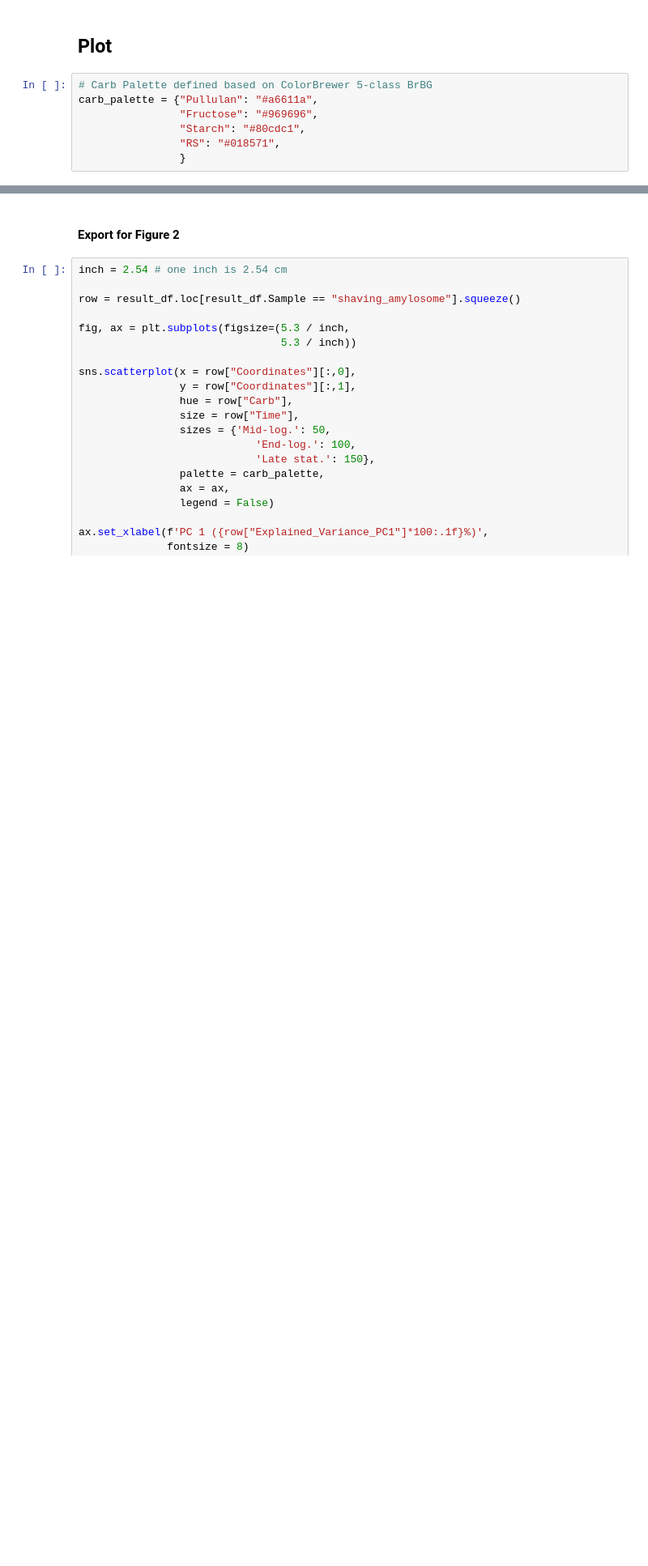
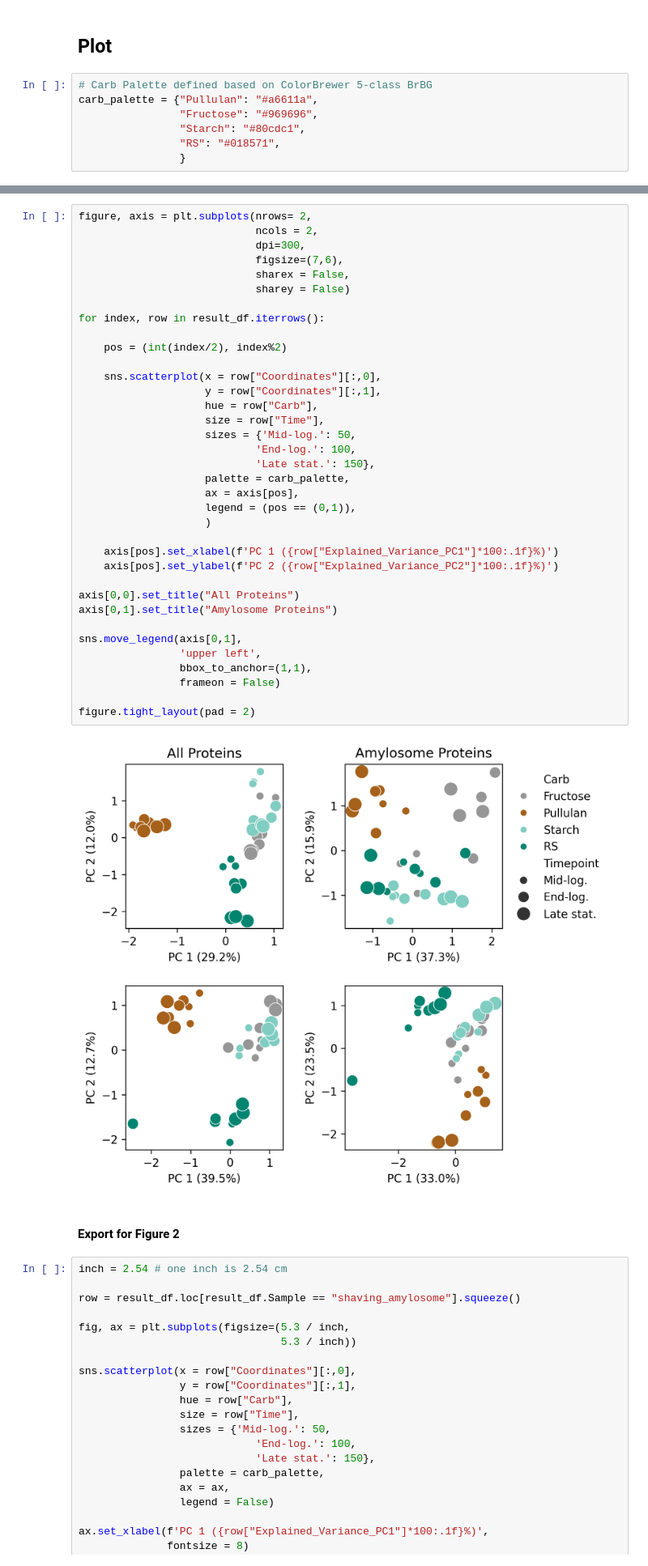
Before and after one commit to bwmr/ruminococcus_bromii, a Jupyter notebook: Proteomics_PCA.ipynb, the cells around one changed output, grey strips where cells are left out. Shown at 81% size. Drawn from its saved outputs; the diff is of its cells as text; blank space fills up the shorter version.

```diff
--- a/Proteomics_PCA.ipynb
+++ b/Proteomics_PCA.ipynb
@@ -320,3 +326,41 @@ carb_palette = {"Pullulan": "#a6611a",
+# %%
+figure, axis = plt.subplots(nrows= 2,
+                            ncols = 2,
+                            dpi=300,
+                            figsize=(7,6),
+                            sharex = False,
+                            sharey = False)
+
+for index, row in result_df.iterrows():
+
+    pos = (int(index/2), index%2)
+
+    sns.scatterplot(x = row["Coordinates"][:,0],
+                    y = row["Coordinates"][:,1],
+                    hue = row["Carb"],
+                    size = row["Time"],
+                    sizes = {'Mid-log.': 50,
+                            'End-log.': 100,
+                            'Late stat.': 150},
+                    palette = carb_palette,
+                    ax = axis[pos],
+                    legend = (pos == (0,1)),
+                    )
+
+    axis[pos].set_xlabel(f'PC 1 ({row["Explained_Variance_PC1"]*100:.1f}%)')
+    axis[pos].set_ylabel(f'PC 2 ({row["Explained_Variance_PC2"]*100:.1f}%)')
+
+axis[0,0].set_title("All Proteins")
+axis[0,1].set_title("Amylosome Proteins")
+
+sns.move_legend(axis[0,1],
+                'upper left',
+                bbox_to_anchor=(1,1),
+                frameon = False)
+
+figure.tight_layout(pad = 2)
+# %% [output]
+[figure, added]
 # %% [markdown]
 #### Export for Figure 2
 # %%
```
Also changed, not shown: parts of 3 cells of this notebook, 6 other files.
